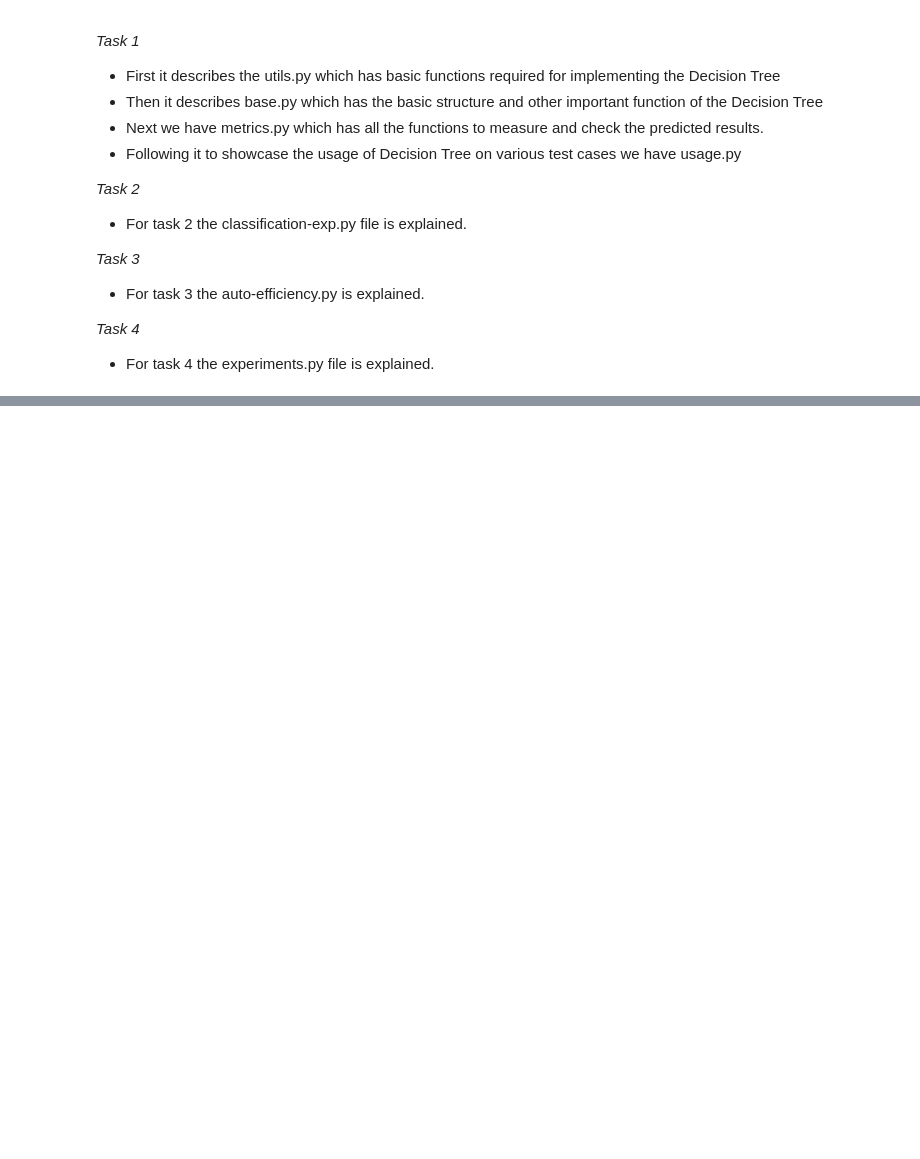
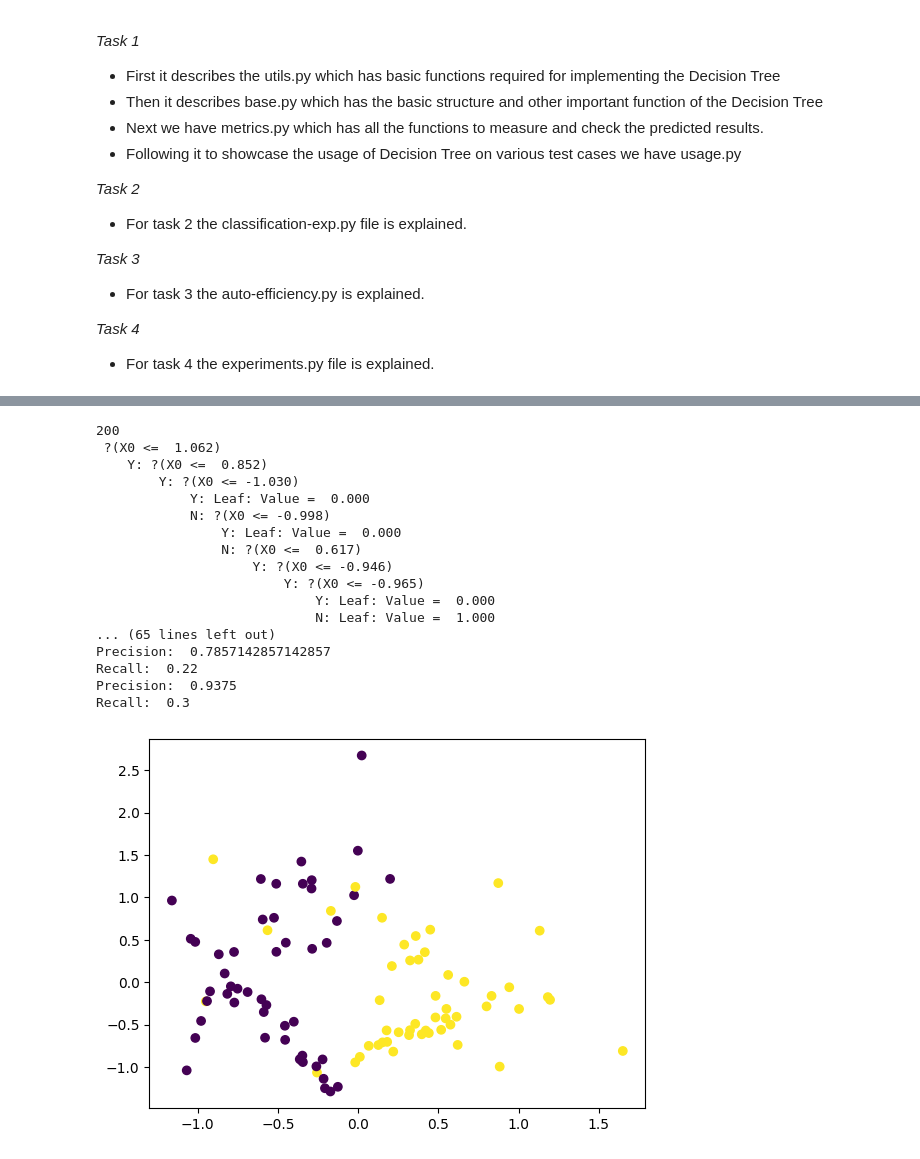
Before and after one commit to adi776borate/Human_Activity_Recognition, a Jupyter notebook: Decision_Tree.ipynb, the cells around one changed output, grey strips where cells are left out. Saved outputs shown, nothing was run; the diff lists cells and outputs as text; code cells hidden in the pictures; blank space fills up the shorter version.

Commit message:
Decision Tree notebook completed

```diff
--- a/Decision_Tree.ipynb
+++ b/Decision_Tree.ipynb
@@ -239,0 +703,17 @@ def split_data(X: pd.DataFrame, y: pd.Series, attribute, value):
+# %%
+# Test case 4
+# Discrete Input and Real Output
+
+N = 30
+P = 5
+X = pd.DataFrame({i: pd.Series(np.random.randint(P, size=N), dtype="category") for i in range(5)})
+y = pd.Series(np.random.randn(N))
+
+for criteria in ["information_gain", "gini_index"]:
+    tree = DecisionTree(criterion=criteria)  # Split based on Inf. Gain
+    tree.fit(X, y)
+    y_hat = tree.predict(X)
+    tree.plot()
+    print("Criteria :", criteria)
+    print("RMSE: ", rmse(y_hat, y))
+    print("MAE: ", mae(y_hat, y))
@@ -239,0 +867,55 @@ def split_data(X: pd.DataFrame, y: pd.Series, attribute, value):
+# %%
+import pandas as pd
+import numpy as np
+import statistics
+import matplotlib.pyplot as plt
+from tree.base import *
+from metrics import *
+from sklearn.datasets import make_classification
+from sklearn.model_selection import train_test_split
+
+np.random.seed(2)
+
+# Code given in the question
+X, y = make_classification(
+    n_features=2, n_redundant=0, n_informative=2, random_state=1, n_clusters_per_class=2, class_sep=0.5)
+
+# For plotting
+plt.scatter(X[:, 0], X[:, 1], c=y)
+
+X = pd.DataFrame(X)
+y = pd.Series(y)
+print(X.size)
+
+X_train, X_test, y_train, y_test = train_test_split(X, y, test_size=0.3, random_state=3)
+
+# Write the code for Q2 a) and b) below. Show your results.
+for criteria in ["information_gain", "gini_index"]:
+    tree = DecisionTree(criterion=criteria, max_depth=15)
+    tree.fit(X_train, y_train)
+    y_hat = tree.predict(X_test)
+    tree.plot()
+    print("Criteria :", criteria)
+    print("Accuracy: ", accuracy(y_hat, y_test))
+    for cls in y_test.unique():
+        print("Precision: ", precision(y_hat, y, cls))
+        print("Recall: ", recall(y_hat, y, cls))
+# %% [output]
+200
+ ?(X0 <=  1.062)
+    Y: ?(X0 <=  0.852)
+        Y: ?(X0 <= -1.030)
+            Y: Leaf: Value =  0.000
+            N: ?(X0 <= -0.998)
+                Y: Leaf: Value =  0.000
+                N: ?(X0 <=  0.617)
+                    Y: ?(X0 <= -0.946)
+                        Y: ?(X0 <= -0.965)
+                            Y: Leaf: Value =  0.000
+                            N: Leaf: Value =  1.000
+... (65 lines left out)
+Precision:  0.7857142857142857
+Recall:  0.22
+Precision:  0.9375
+Recall:  0.3
+[figure, added]
```
Also changed, not shown: parts of 19 cells of this notebook, 4 other files.
